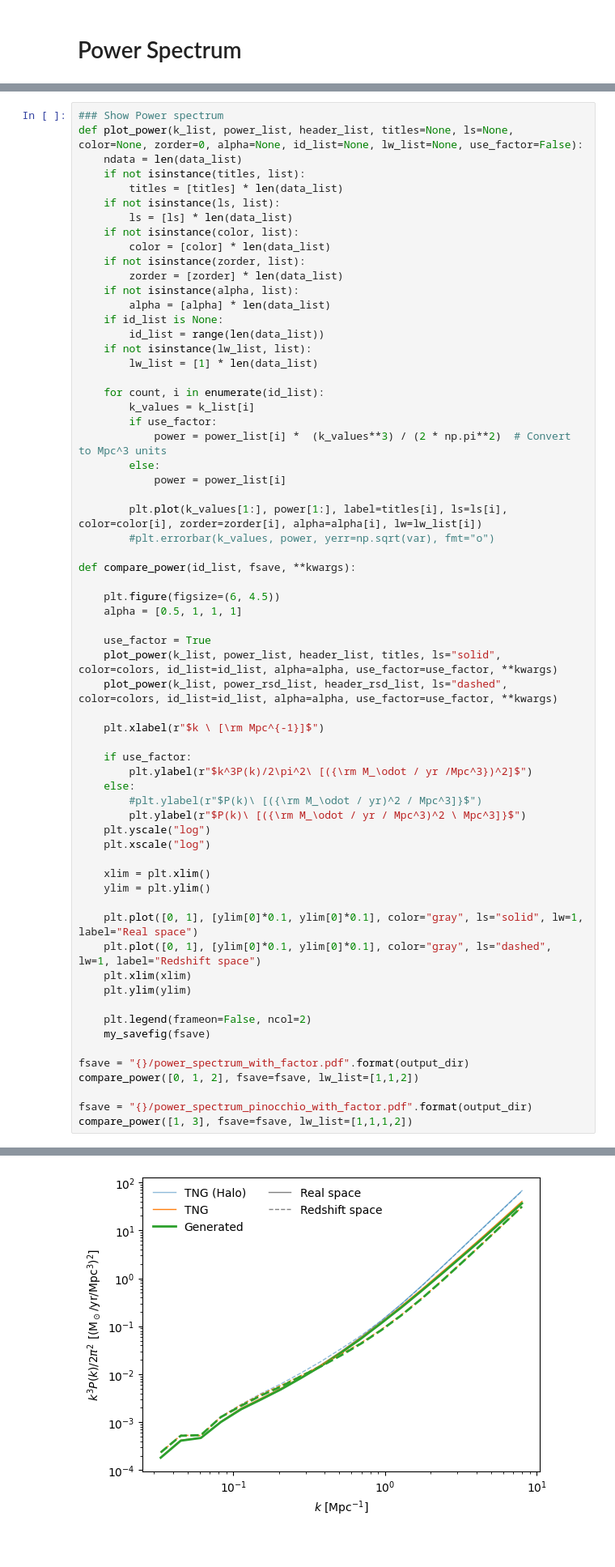
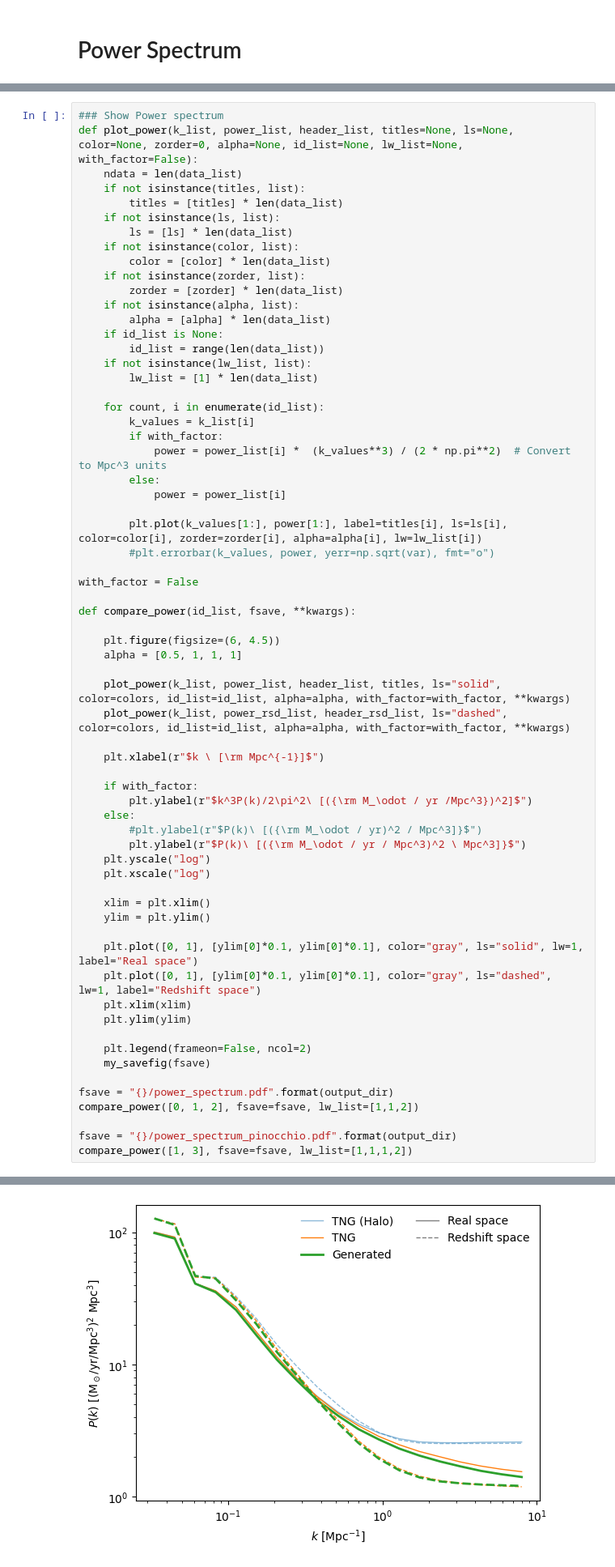
Before and after one commit to knmoriwaki/cosmoglint, a Jupyter notebook: notebooks/plot_data_cube.ipynb, the cells around one changed output, grey strips where cells are left out. Shown at 81% size. Saved outputs shown, nothing was run; the diff lists cells and outputs as text.

```diff
--- a/notebooks/plot_data_cube.ipynb
+++ b/notebooks/plot_data_cube.ipynb
@@ -226,6 +232,6 @@ for data, header in zip(data_rsd_list[:4], header_rsd_list):
 # %%
 ### Show Power spectrum
-def plot_power(k_list, power_list, header_list, titles=None, ls=None, color=None, zorder=0, alpha=None, id_list=None, lw_list=None, use_factor=False):
+def plot_power(k_list, power_list, header_list, titles=None, ls=None, color=None, zorder=0, alpha=None, id_list=None, lw_list=None, with_factor=False):
     ndata = len(data_list)
     if not isinstance(titles, list):
         titles = [titles] * len(data_list)
@@ -244,7 +250,7 @@ def plot_power(k_list, power_list, header_list, titles=None, ls=None, color=None
 
     for count, i in enumerate(id_list):
         k_values = k_list[i]
-        if use_factor:
+        if with_factor:
             power = power_list[i] *  (k_values**3) / (2 * np.pi**2)  # Convert to Mpc^3 units
         else:
             power = power_list[i]
@@ -252,18 +258,19 @@ def plot_power(k_list, power_list, header_list, titles=None, ls=None, color=None
         plt.plot(k_values[1:], power[1:], label=titles[i], ls=ls[i], color=color[i], zorder=zorder[i], alpha=alpha[i], lw=lw_list[i])
         #plt.errorbar(k_values, power, yerr=np.sqrt(var), fmt="o")
 
+with_factor = False
+
 def compare_power(id_list, fsave, **kwargs):
 
     plt.figure(figsize=(6, 4.5))
     alpha = [0.5, 1, 1, 1]
 
-    use_factor = True
-    plot_power(k_list, power_list, header_list, titles, ls="solid", color=colors, id_list=id_list, alpha=alpha, use_factor=use_factor, **kwargs)
-    plot_power(k_list, power_rsd_list, header_rsd_list, ls="dashed", color=colors, id_list=id_list, alpha=alpha, use_factor=use_factor, **kwargs)
+    plot_power(k_list, power_list, header_list, titles, ls="solid", color=colors, id_list=id_list, alpha=alpha, with_factor=with_factor, **kwargs)
+    plot_power(k_list, power_rsd_list, header_rsd_list, ls="dashed", color=colors, id_list=id_list, alpha=alpha, with_factor=with_factor, **kwargs)
 
     plt.xlabel(r"$k \ [\rm Mpc^{-1}]$")
 
-    if use_factor:
+    if with_factor:
         plt.ylabel(r"$k^3P(k)/2\pi^2\ [({\rm M_\odot / yr /Mpc^3})^2]$")
     else:
         #plt.ylabel(r"$P(k)\ [({\rm M_\odot / yr)^2 / Mpc^3]}$")
@@ -282,9 +289,9 @@ def compare_power(id_list, fsave, **kwargs):
     plt.legend(frameon=False, ncol=2)
     my_savefig(fsave)
 
-fsave = "{}/power_spectrum_with_factor.pdf".format(output_dir)
+fsave = "{}/power_spectrum.pdf".format(output_dir)
 compare_power([0, 1, 2], fsave=fsave, lw_list=[1,1,2])
 
-fsave = "{}/power_spectrum_pinocchio_with_factor.pdf".format(output_dir)
+fsave = "{}/power_spectrum_pinocchio.pdf".format(output_dir)
 compare_power([1, 3], fsave=fsave, lw_list=[1,1,1,2])
 # %% [output]
@@ -293 +300 @@ Saved figure to ../dataset/generated_data/figures/power_spectrum_pinocchio_with_
-[figure, old version]
+[figure, new version]
```
Also changed, not shown: parts of 6 cells of this notebook, 26 other files.
